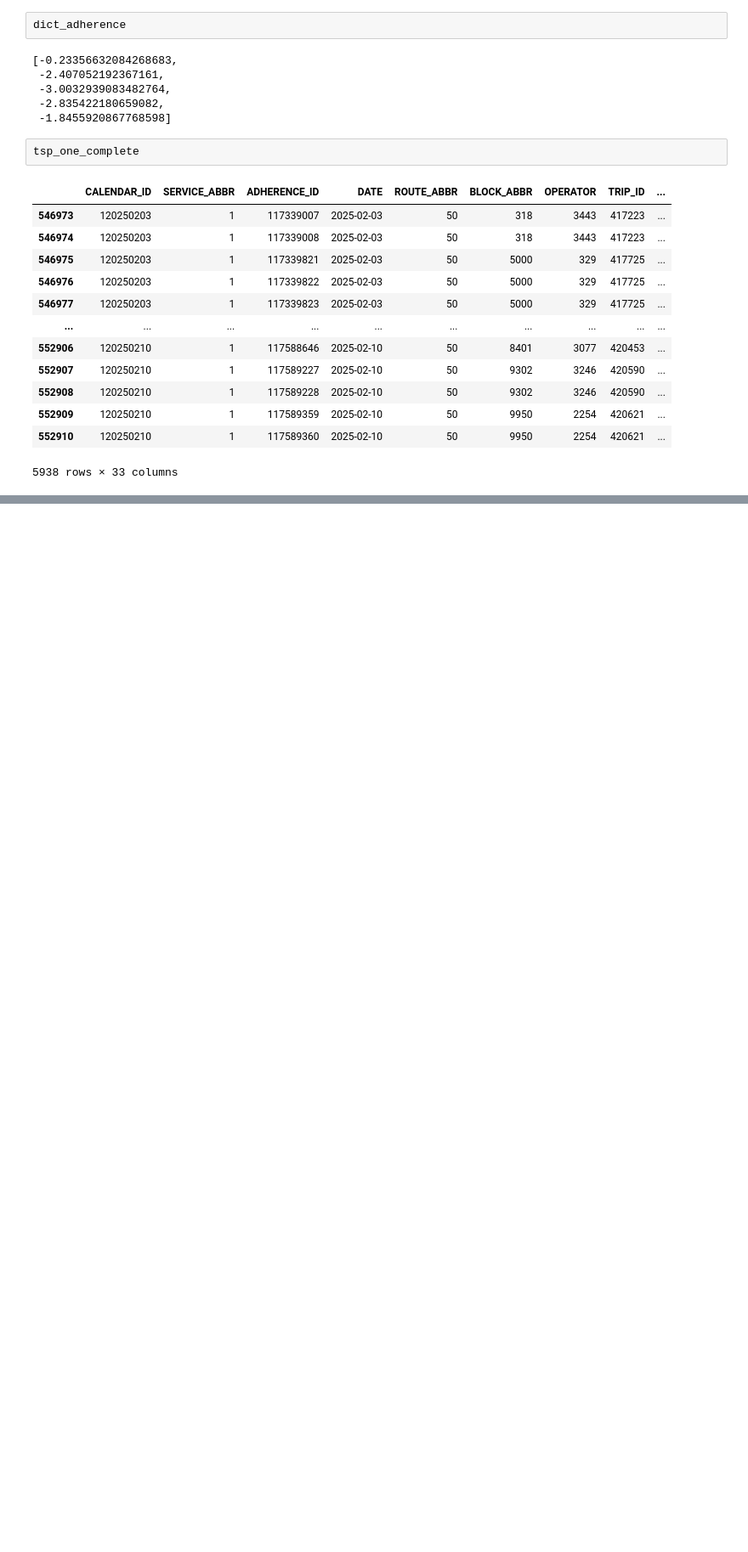
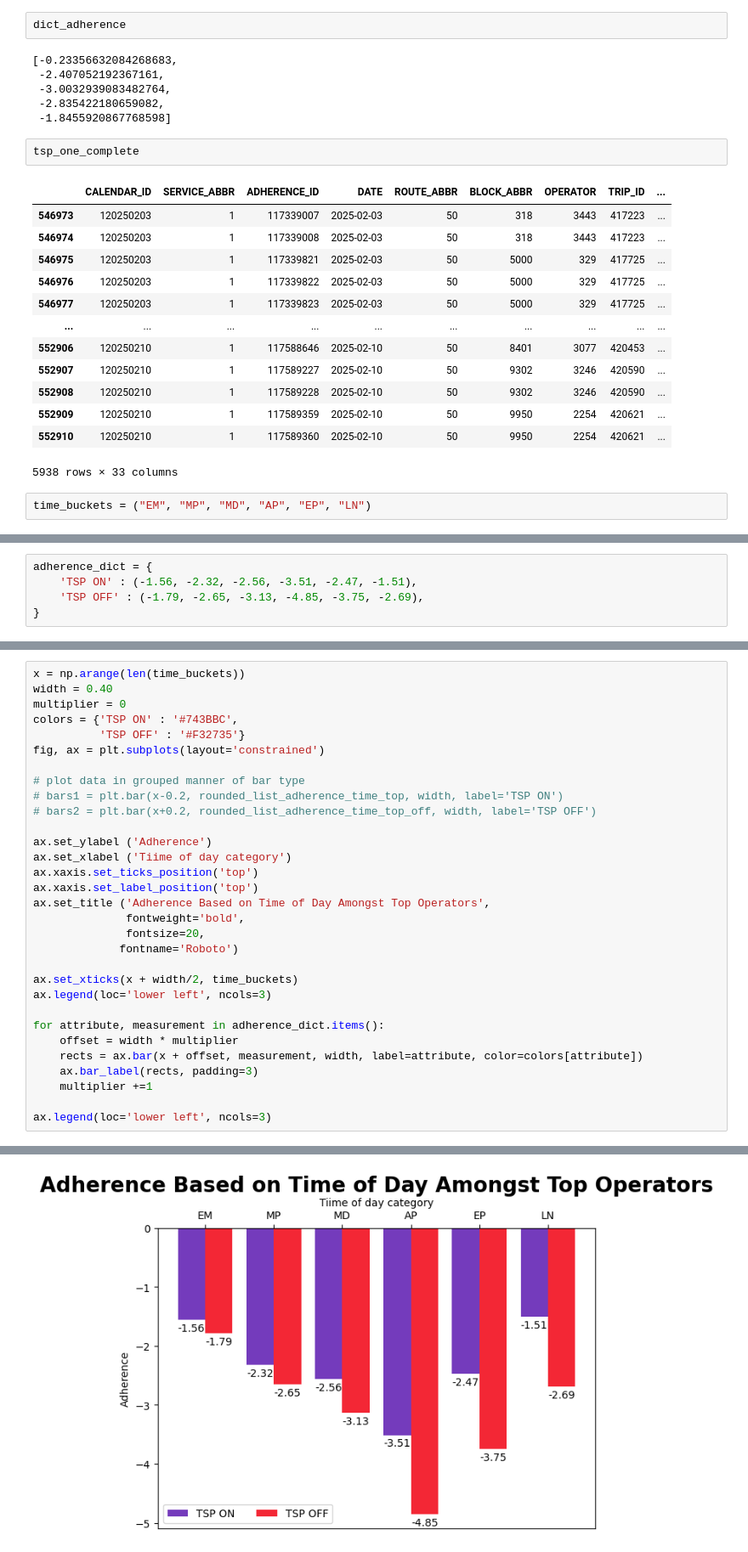
Before and after one commit to NSS-Data-Analytics-Cohort-14/wego-partnerproject-da14-v2-jmo703, a Jupyter notebook: notebooks/wego_partner_project.ipynb, the cells around one changed output, grey strips where cells are left out. Shown at 85% size. Drawn from its saved outputs; the diff is of its cells as text; blank space fills up the shorter version.

Commit message:
graph

```diff
--- a/notebooks/wego_partner_project.ipynb
+++ b/notebooks/wego_partner_project.ipynb
@@ -581,3 +572,5 @@ tsp_one_complete
 | 552909 | 120250210 | 1 | 117589359 | 2025-02-10 | 50 | 9950 | 2254 | 420621 | ... |
 | 552910 | 120250210 | 1 | 117589360 | 2025-02-10 | 50 | 9950 | 2254 | 420621 | ... |
 5938 rows × 33 columns
+# %%
+time_buckets = ("EM", "MP", "MD", "AP", "EP", "LN")
@@ -583,0 +587,5 @@ tsp_one_complete
+# %%
+adherence_dict = {
+    'TSP ON' : (-1.56, -2.32, -2.56, -3.51, -2.47, -1.51),
+    'TSP OFF' : (-1.79, -2.65, -3.13, -4.85, -3.75, -2.69),
+}
@@ -583,0 +594,32 @@ tsp_one_complete
+# %%
+x = np.arange(len(time_buckets))
+width = 0.40
+multiplier = 0
+colors = {'TSP ON' : '#743BBC',
+          'TSP OFF' : '#F32735'}
+fig, ax = plt.subplots(layout='constrained')
+
+# plot data in grouped manner of bar type
+# bars1 = plt.bar(x-0.2, rounded_list_adherence_time_top, width, label='TSP ON')
+# bars2 = plt.bar(x+0.2, rounded_list_adherence_time_top_off, width, label='TSP OFF')
+
+ax.set_ylabel ('Adherence')
+ax.set_xlabel ('Tiime of day category')
+ax.xaxis.set_ticks_position('top')
+ax.xaxis.set_label_position('top')
+ax.set_title ('Adherence Based on Time of Day Amongst Top Operators',
+              fontweight='bold',
+              fontsize=20,
+             fontname='Roboto')
+
+ax.set_xticks(x + width/2, time_buckets)
+ax.legend(loc='lower left', ncols=3)
+
+for attribute, measurement in adherence_dict.items():
+    offset = width * multiplier
+    rects = ax.bar(x + offset, measurement, width, label=attribute, color=colors[attribute])
+    ax.bar_label(rects, padding=3)
+    multiplier +=1
+
+ax.legend(loc='lower left', ncols=3)
+# %% [output]
@@ -583,0 +633 @@ tsp_one_complete
+[figure, added]
```
Also changed, not shown: parts of 14 cells of this notebook.
